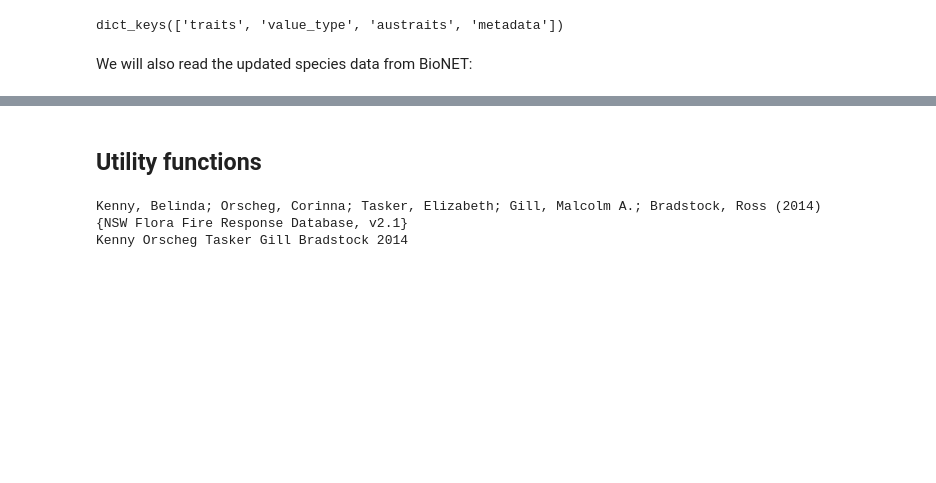
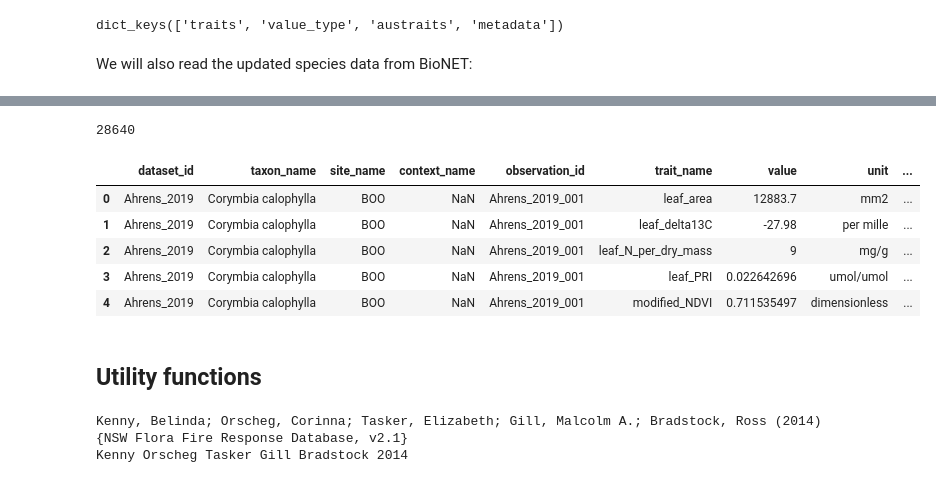
Before and after one commit to ces-unsw-edu-au/fireveg-db-imports, a Jupyter notebook: python/Import-austraits/Read-categorical-traits-from-Austraits-data.ipynb, the cells around one changed output, grey strips where cells are left out. Saved outputs shown, nothing was run; the diff lists cells and outputs as text; code cells hidden in the pictures; blank space fills up the shorter version.

```diff
--- a/python/Import-austraits/Read-categorical-traits-from-Austraits-data.ipynb
+++ b/python/Import-austraits/Read-categorical-traits-from-Austraits-data.ipynb
@@ -110,3 +108,18 @@ FileNotFoundError: [Errno 2] No such file or directory: '../../data/vis-survey-d
+# %%
+ATtraits.trait_name.unique().size
+ATtraits.taxon_name.unique().size
+#ATtraits.shape
+# %% [output]
+28640
+# %%
+ATtraits.head()
+# %% [output]
+|  | dataset_id | taxon_name | site_name | context_name | observation_id | trait_name | value | unit | ... |
+| 0 | Ahrens_2019 | Corymbia calophylla | BOO | NaN | Ahrens_2019_001 | leaf_area | 12883.7 | mm2 | ... |
+| 1 | Ahrens_2019 | Corymbia calophylla | BOO | NaN | Ahrens_2019_001 | leaf_delta13C | -27.98 | per mille | ... |
+| 2 | Ahrens_2019 | Corymbia calophylla | BOO | NaN | Ahrens_2019_001 | leaf_N_per_dry_mass | 9 | mg/g | ... |
+| 3 | Ahrens_2019 | Corymbia calophylla | BOO | NaN | Ahrens_2019_001 | leaf_PRI | 0.022642696 | umol/umol | ... |
+| 4 | Ahrens_2019 | Corymbia calophylla | BOO | NaN | Ahrens_2019_001 | modified_NDVI | 0.711535497 | dimensionless | ... |
 # %% [markdown]
 ## Utility functions
 # %%
```
Also changed, not shown: parts of 1 cell of this notebook, 1 other file.
